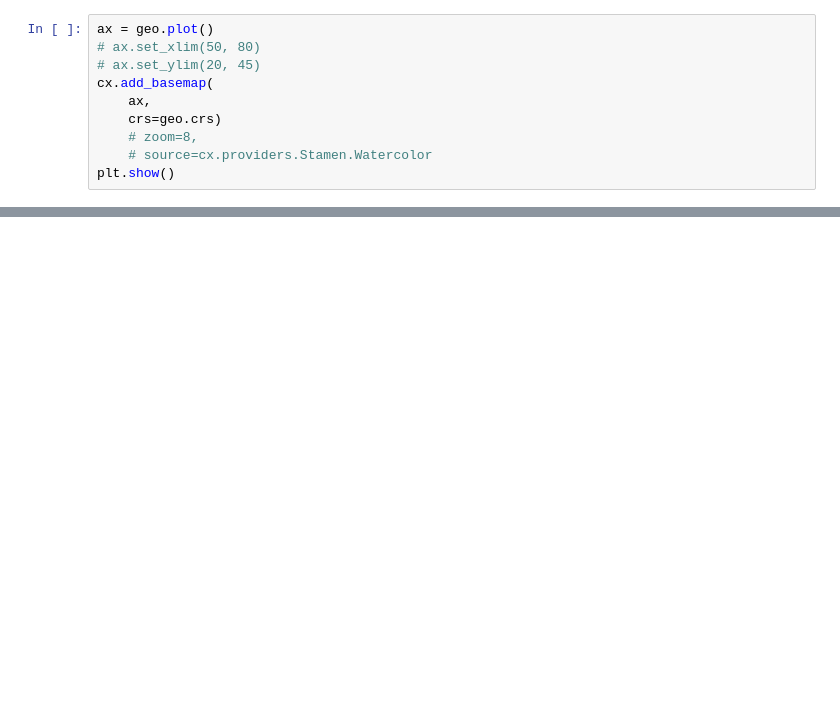
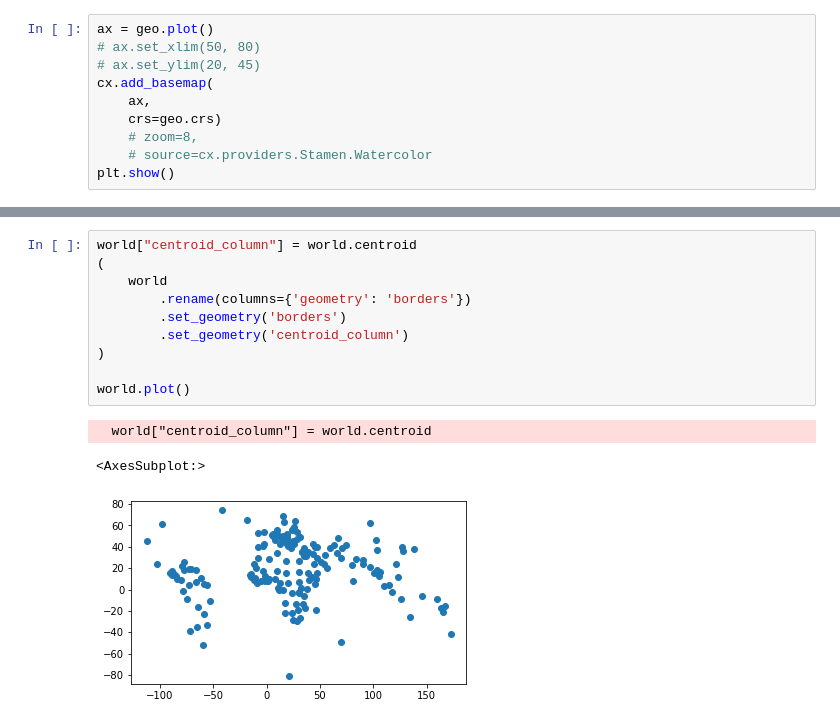
Before and after one commit to nicolasbeglinger/GEO871_nicibe, a Jupyter notebook: playground.ipynb, the cells around one changed output, grey strips where cells are left out. Saved outputs shown, nothing was run; the diff lists cells and outputs as text; blank space fills up the shorter version.

```diff
--- a/playground.ipynb
+++ b/playground.ipynb
@@ -105,0 +43,14 @@ plt.show()
+# %%
+world["centroid_column"] = world.centroid
+(
+    world
+        .rename(columns={'geometry': 'borders'})
+        .set_geometry('borders')
+        .set_geometry('centroid_column')
+)
+
+world.plot()
+# %% [output]
+  world["centroid_column"] = world.centroid
+<AxesSubplot:>
+[figure, added]
```
Also changed, not shown: parts of 9 cells of this notebook, 1 other file.
